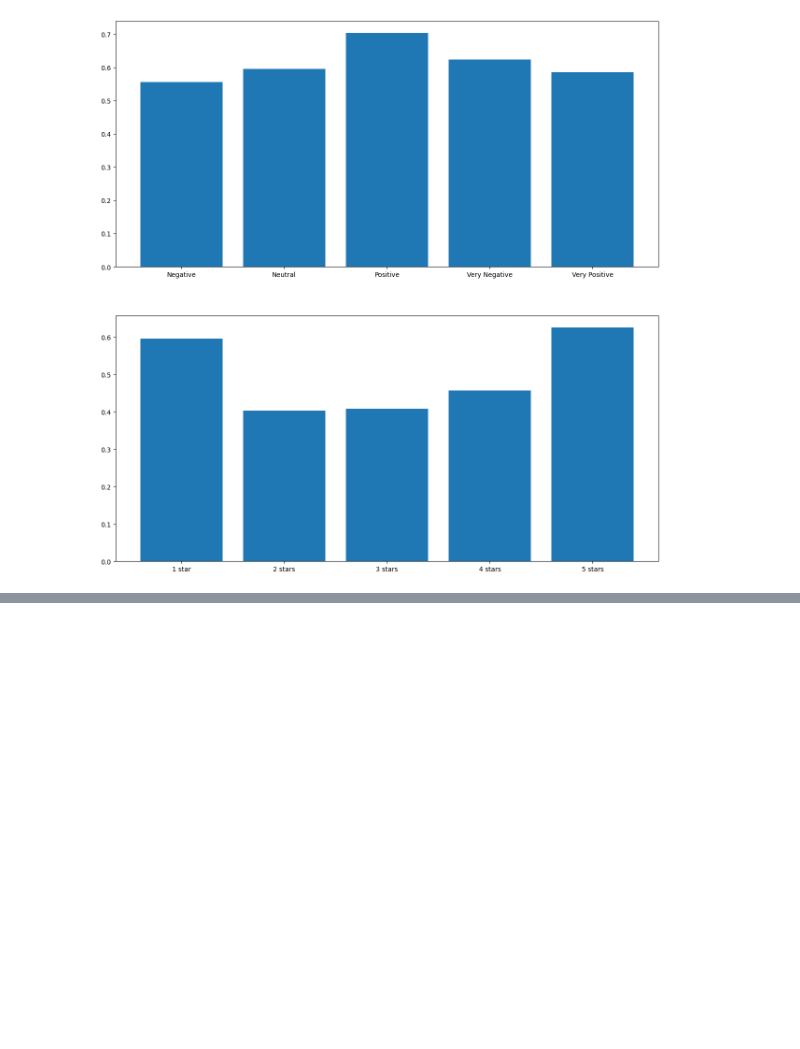
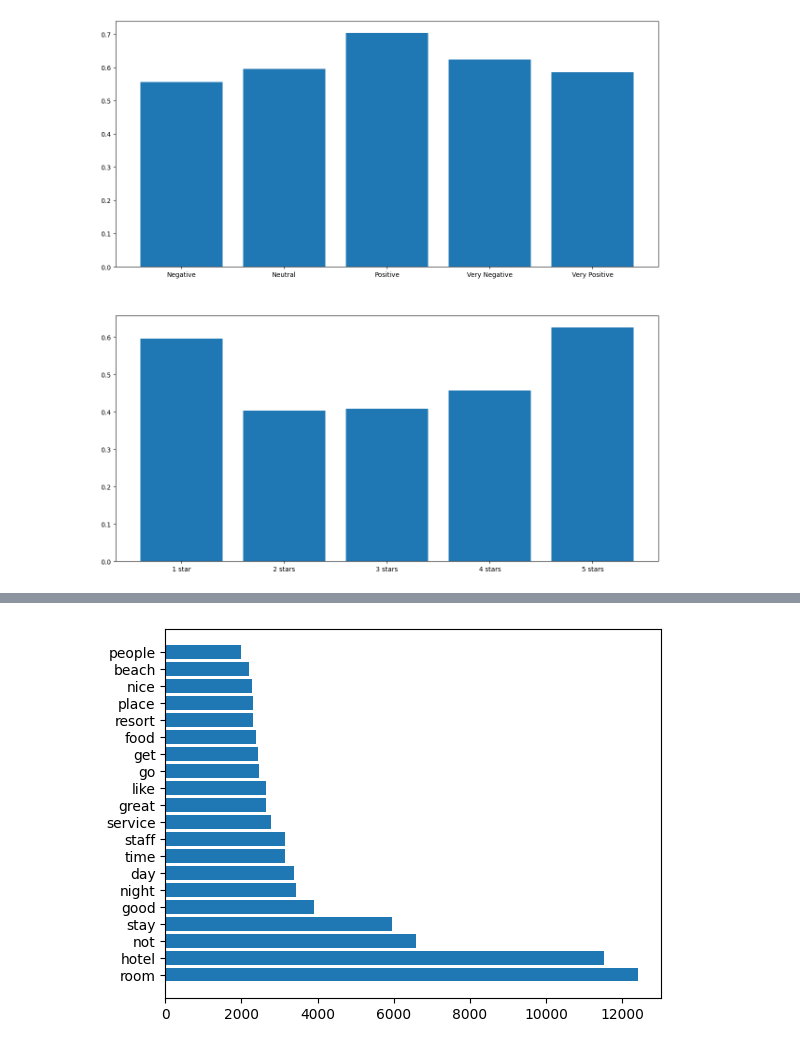
Before and after one commit to efren55/trip_advisor, a Jupyter notebook: trip_advisor.ipynb, the cells around one changed output, grey strips where cells are left out. Saved outputs shown, nothing was run; the diff lists cells and outputs as text; code cells hidden in the pictures; blank space fills up the shorter version.

```diff
--- a/trip_advisor.ipynb
+++ b/trip_advisor.ipynb
@@ -314,0 +328,4 @@ sns.barplot(data=df,y='Sentiment',x='Longitud_Review',hue='Sentiment',ax=ax4);
+# %%
+df_negative=df.loc[df['Sentiment'].isin(['Negative','Very Negative'])]
+#df_negative=df.loc[(df['Sentiment']=='Negative') | (df['Sentiment']=='Very Negative')]
+df_negative.head(5)
@@ -314,0 +339,5 @@ sns.barplot(data=df,y='Sentiment',x='Longitud_Review',hue='Sentiment',ax=ax4);
+# %%
+words_list2=" ".join(df_negative['Review_words']).split()
+words_counter2=Counter(words_list2)
+df_counter_neg=pd.DataFrame(words_counter2.most_common(20),columns=['Word','Frecuency'])
+df_counter_neg
@@ -314,0 +362,4 @@ sns.barplot(data=df,y='Sentiment',x='Longitud_Review',hue='Sentiment',ax=ax4);
+# %%
+plt.barh(df_counter_neg['Word'],width=df_counter_neg['Frecuency']);
+# %% [output]
+[figure, added]
```
Also changed, not shown: parts of 13 cells of this notebook.
